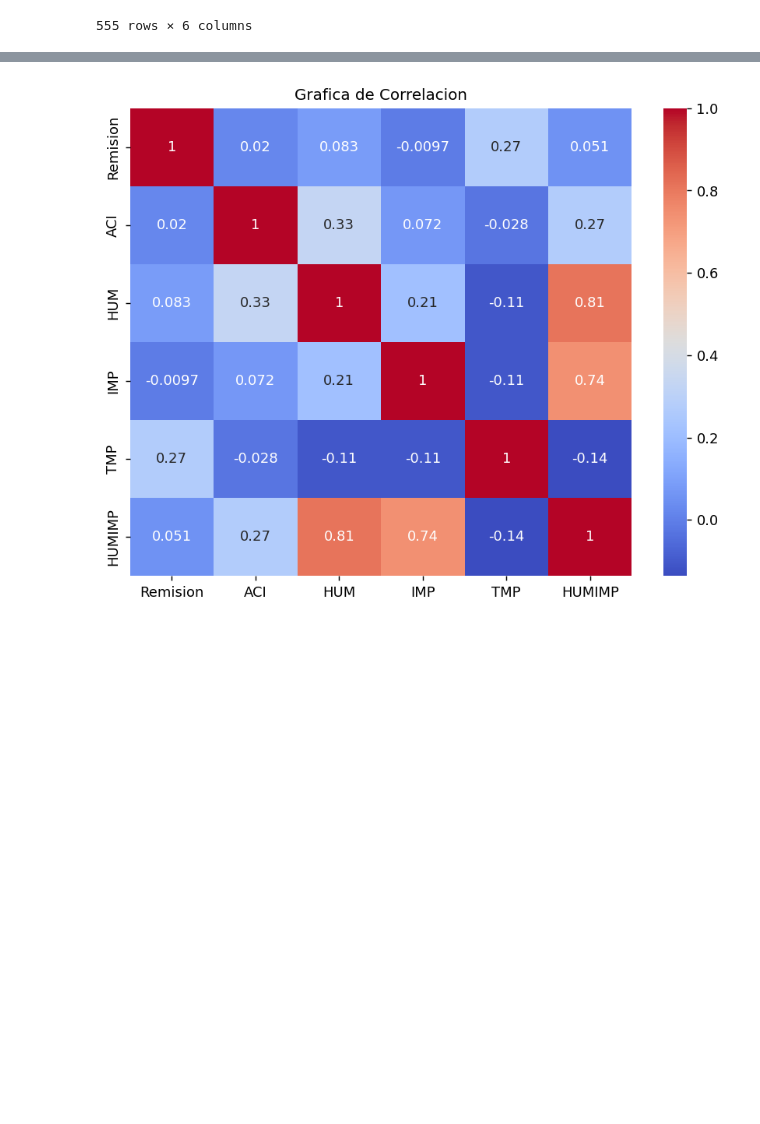
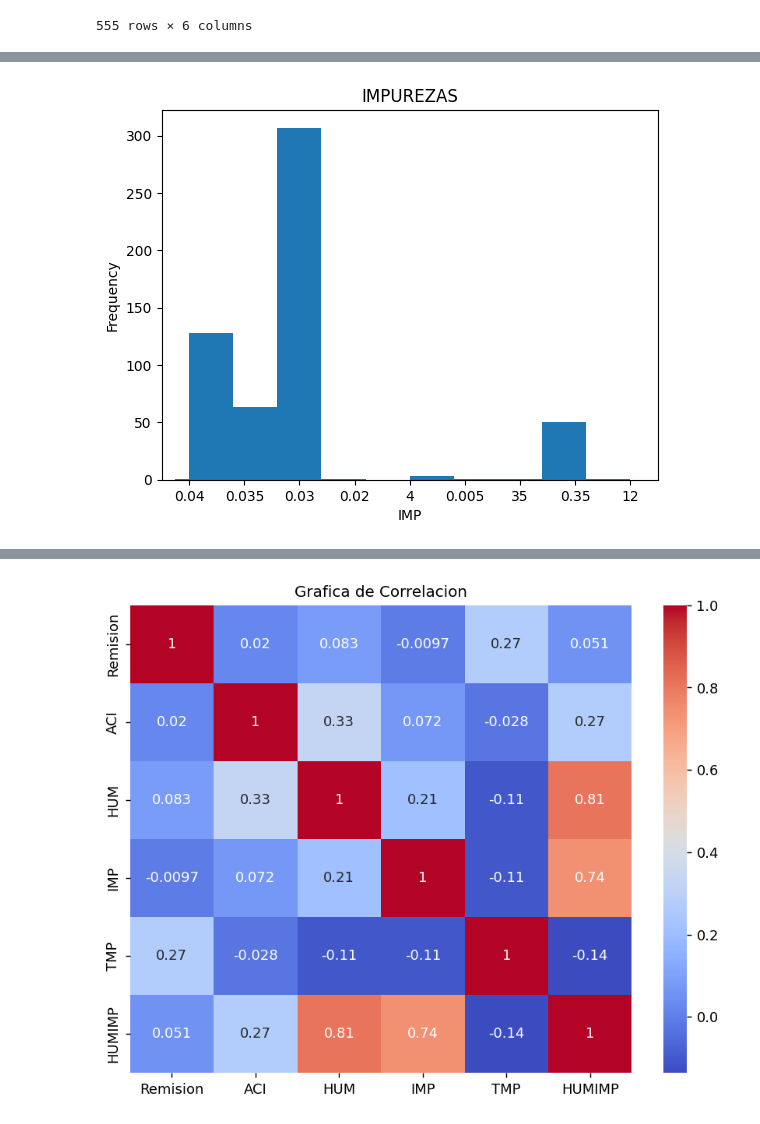
Before and after one commit to claudia-pixel/taller1, a Jupyter notebook: AnalisisBivariado.ipynb, the cells around one changed output, grey strips where cells are left out. Saved outputs shown, nothing was run; the diff lists cells and outputs as text; code cells hidden in the pictures; blank space fills up the shorter version.

```diff
--- a/AnalisisBivariado.ipynb
+++ b/AnalisisBivariado.ipynb
@@ -199,0 +249,8 @@ None
+# %%
+data.IMP.value_counts(normalize=True).plot.bar(title = "IMPUREZAS",rot=0)
+plt.hist(data['IMP'])
+plt.xlabel('IMP')
+plt.ylabel('Frequency')
+plt.show()
+# %% [output]
+[figure, added]
```
Also changed, not shown: parts of 21 cells of this notebook, 1 other file.
